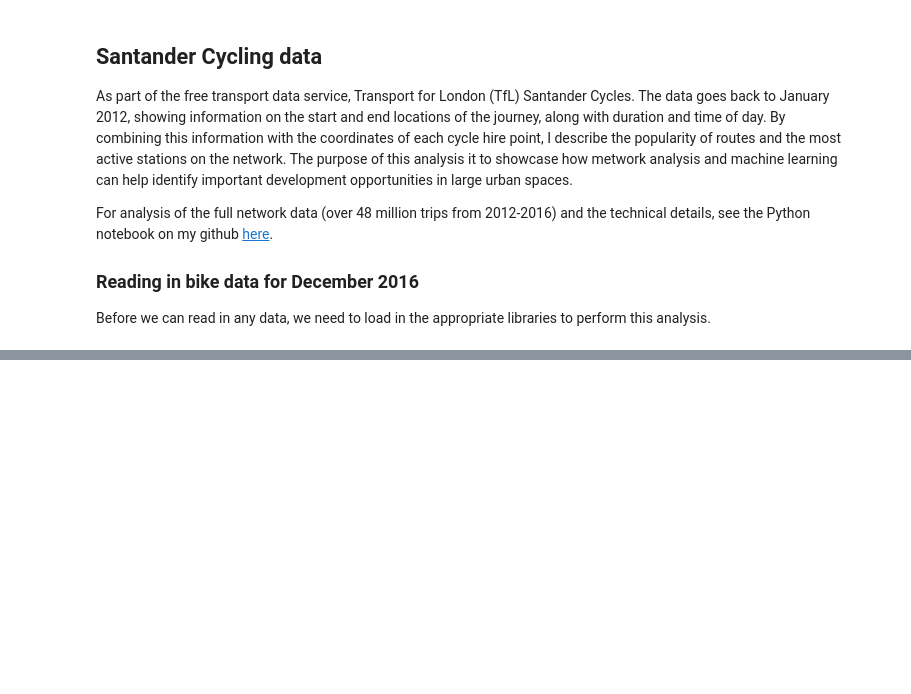
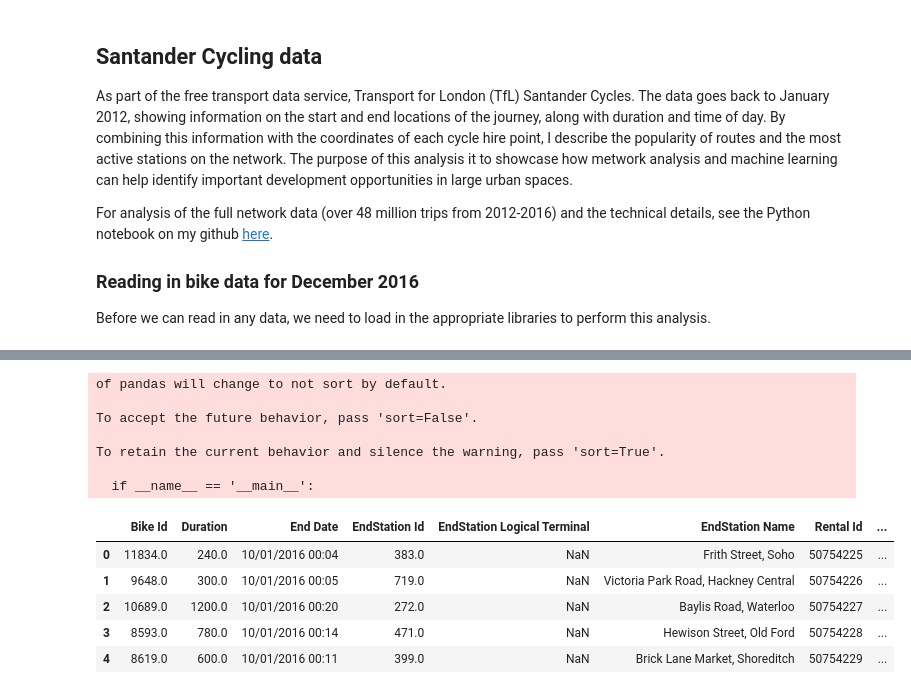
Before and after one commit to cpc-iat/impactassessment.github.io, a Jupyter notebook: book/notebooks/04_bike_network_analysis.ipynb, the cells around one changed output, grey strips where cells are left out. Drawn from its saved outputs; the diff is of its cells as text; code cells hidden in the pictures; blank space fills up the shorter version.

```diff
--- a/book/notebooks/04_bike_network_analysis.ipynb
+++ b/book/notebooks/04_bike_network_analysis.ipynb
@@ -116,0 +67,53 @@ Name: Start Date, Length: 10216388, dtype: datetime64[ns]
+# %%
+# Define function to parse zipfiles to dataframe
+def zipfile_to_df(url):
+    '''
+    This function reads a url containing a zipped folder,
+    inside which contains a series of .csv files with trip
+    data from 2016 for all Santander Bikes.
+
+    The function performs the following actions:
+    1. Reads the URL of a zipfile containing the .csv
+    documents containing 2016 bike activity data.
+    2. Creating an list to store the dataframes which the
+    .csv's will be imported to.
+    3. Iterating through .csv's that match the name in the
+    zipfile and the reading the csv as a dataframe using pandas.
+    4. Appending each dataframe to the list.
+    5. Concatenating the dataframes in the dataframe list and
+    storing in an object called "data".
+    '''
+    #Reads the URL of a zipfile containing the .csv documents containing 2016 bike activity data.
+    with ZipFile(BytesIO(url.read())) as zipfile:
+        # Creating an array to store the dataframes which the .csv's will be imported to.
+        dfs = []
+        # Iterating through .csv's that match the name in the zipfile
+        for col_name in zipfile.namelist():
+            # the reading the csv as a dataframe using pandas.
+            with zipfile.open(col_name) as csv:
+                df = pd.read_csv(csv, index_col=None, header=0, encoding='latin1')
+                # Appending each dataframe to the array.
+                dfs.append(df)
+    # Concatenating the dataframes in the dataframe array and storing in an object called "data".
+    data = pd.concat(dfs, ignore_index=True)
+
+    return data
+# %%
+# This runs the function "zipfile_to_df()" and stores to an object "bike_2016_df"
+bike_2016_df = zipfile_to_df(bike_data_2016_zip)
+# This prints the first 5 rows of the dataframe
+bike_2016_df.head()
+# %% [output]
+of pandas will change to not sort by default.
+
+To accept the future behavior, pass 'sort=False'.
+
+To retain the current behavior and silence the warning, pass 'sort=True'.
+
+  if __name__ == '__main__':
+|  | Bike Id | Duration | End Date | EndStation Id | EndStation Logical Terminal | EndStation Name | Rental Id | ... |
+| 0 | 11834.0 | 240.0 | 10/01/2016 00:04 | 383.0 | NaN | Frith Street, Soho | 50754225 | ... |
+| 1 | 9648.0 | 300.0 | 10/01/2016 00:05 | 719.0 | NaN | Victoria Park Road, Hackney Central | 50754226 | ... |
+| 2 | 10689.0 | 1200.0 | 10/01/2016 00:20 | 272.0 | NaN | Baylis Road, Waterloo | 50754227 | ... |
+| 3 | 8593.0 | 780.0 | 10/01/2016 00:14 | 471.0 | NaN | Hewison Street, Old Ford | 50754228 | ... |
+| 4 | 8619.0 | 600.0 | 10/01/2016 00:11 | 399.0 | NaN | Brick Lane Market, Shoreditch | 50754229 | ... |
```
Also changed, not shown: parts of 27 cells of this notebook, 1 other file.
